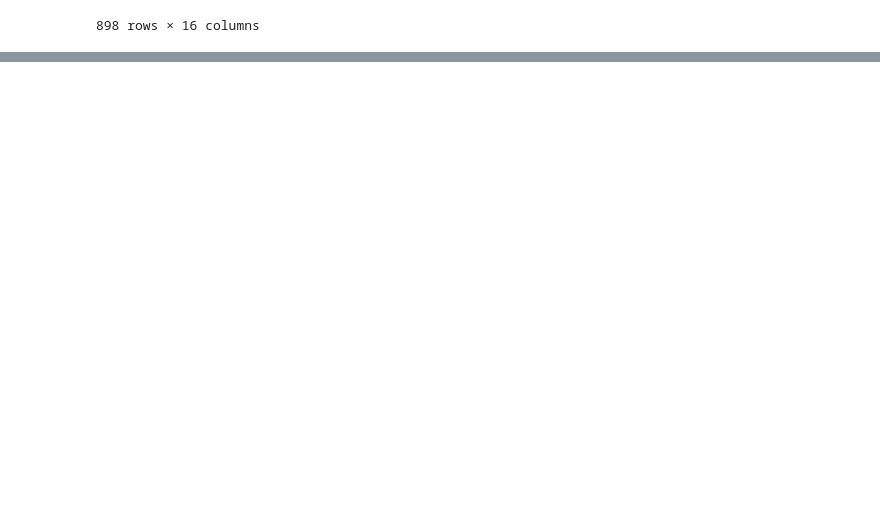
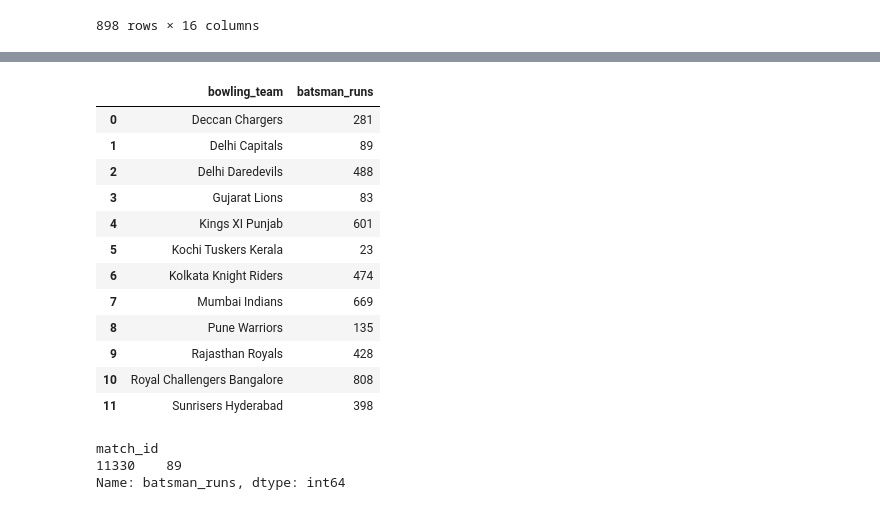
Before and after one commit to prpthapa/Machine__Learning__, a Jupyter notebook: Day_13/Day_13.ipynb, the cells around one changed output, grey strips where cells are left out. Saved outputs shown, nothing was run; the diff lists cells and outputs as text; code cells hidden in the pictures; blank space fills up the shorter version.

```diff
--- a/Day_13/Day_13.ipynb
+++ b/Day_13/Day_13.ipynb
@@ -266,0 +354,19 @@ two.agg(['min','max'])
+# %%
+# find MS Dhoni runs against all the teams
+
+temp = ckt[ckt['batsman'] == 'MS Dhoni']
+temp.groupby('bowling_team')['batsman_runs'].sum().reset_index()
+# %% [output]
+|  | bowling_team | batsman_runs |
+| 0 | Deccan Chargers | 281 |
+| 1 | Delhi Capitals | 89 |
+| 2 | Delhi Daredevils | 488 |
+| 3 | Gujarat Lions | 83 |
+| 4 | Kings XI Punjab | 601 |
+| 5 | Kochi Tuskers Kerala | 23 |
+| 6 | Kolkata Knight Riders | 474 |
+| 7 | Mumbai Indians | 669 |
+| 8 | Pune Warriors | 135 |
+| 9 | Rajasthan Royals | 428 |
+| 10 | Royal Challengers Bangalore | 808 |
+| 11 | Sunrisers Hyderabad | 398 |
@@ -266,0 +377,6 @@ two.agg(['min','max'])
+# %%
+highest('MS Dhoni')
+# %% [output]
+match_id
+11330    89
+Name: batsman_runs, dtype: int64
```
Also changed, not shown: parts of 8 cells of this notebook.
